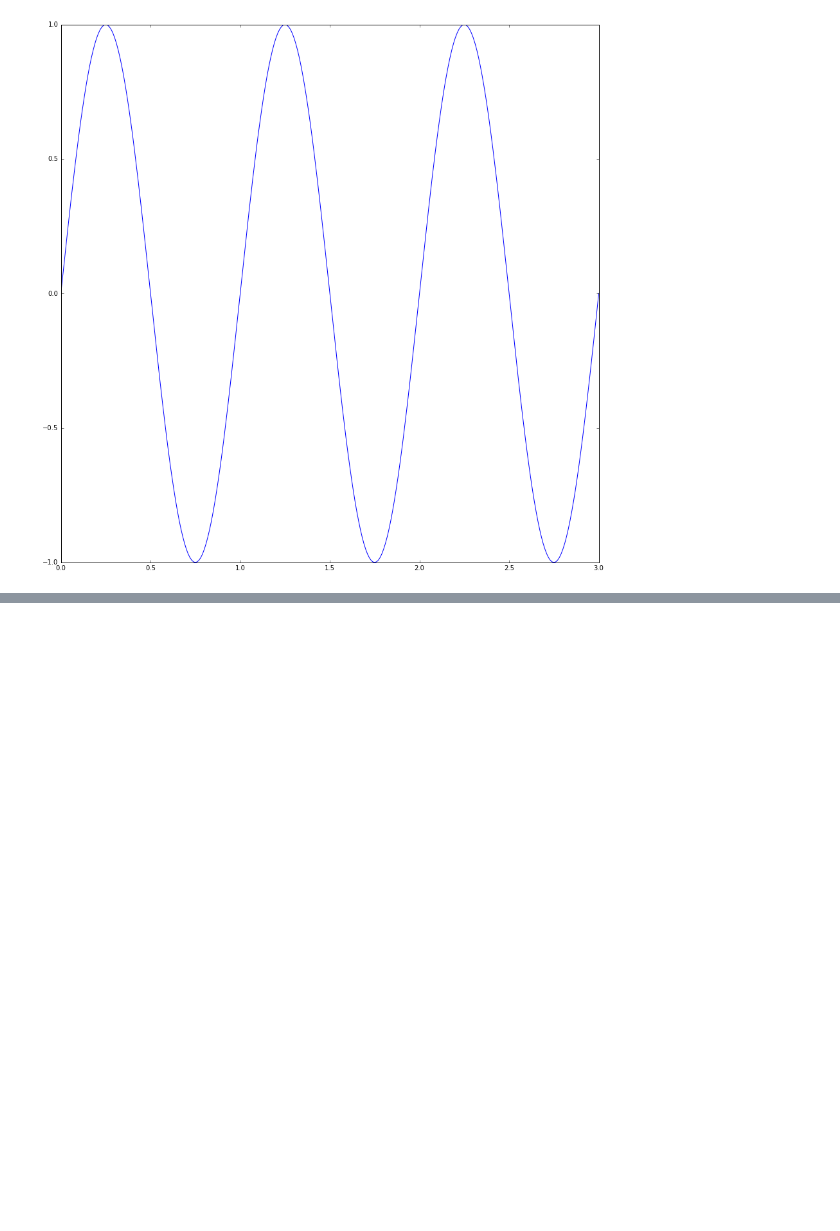
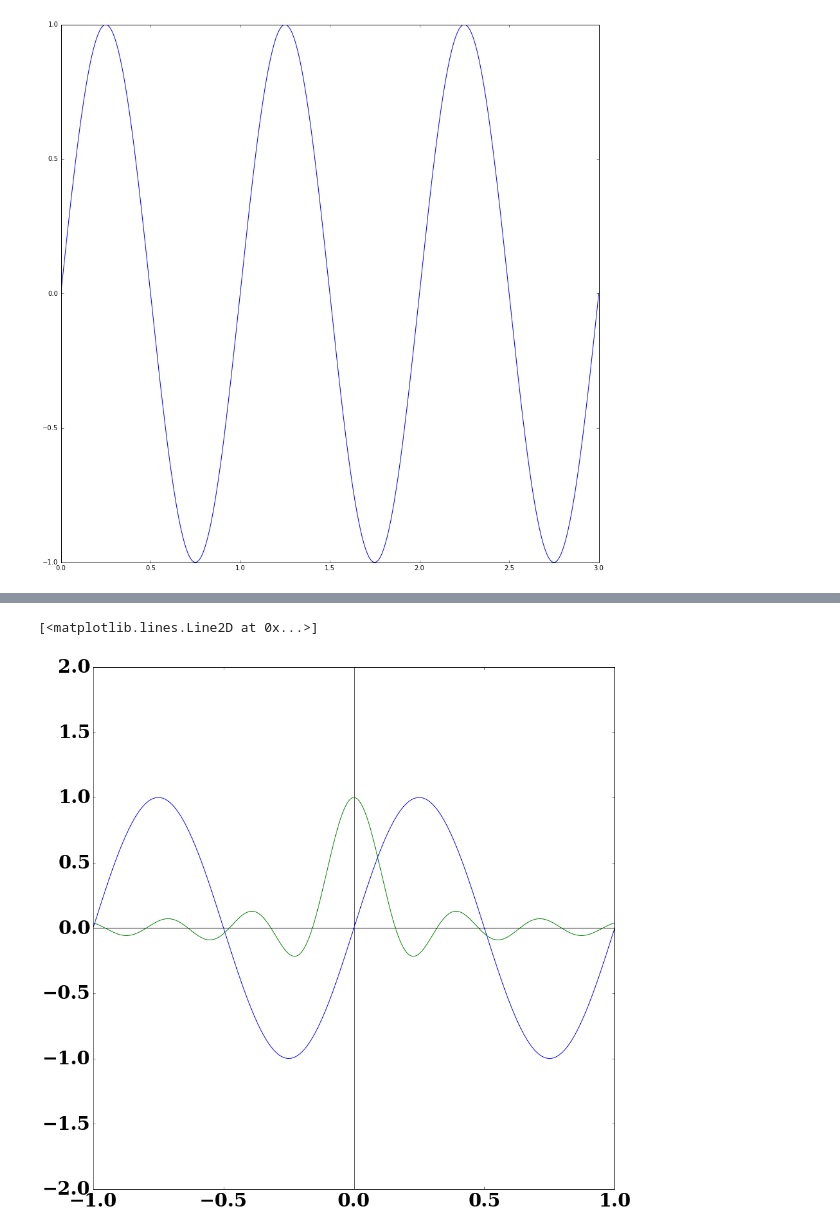
Before and after one commit to my-snippet/etc, a Jupyter notebook: AC-analysis/Fourier-Series/odd-function/square_wave.ipynb, the cells around one changed output, grey strips where cells are left out. Drawn from its saved outputs; the diff is of its cells as text; code cells hidden in the pictures; blank space fills up the shorter version.

```diff
--- a/AC-analysis/Fourier-Series/odd-function/square_wave.ipynb
+++ b/AC-analysis/Fourier-Series/odd-function/square_wave.ipynb
@@ -136,0 +136,11 @@ plt.plot(t, make_square_odd())
+# %%
+set_basic_graph()
+
+
+# Additional graph config
+plt.plot(t, sin(2 * np.pi * t))
+plt.plot(t, sinc(2 * np.pi * t))
+#plt.plot(t, sinc(make_square_odd()))
+# %% [output]
+[<matplotlib.lines.Line2D at 0x...>]
+[figure, added]
```
Also changed, not shown: parts of 7 cells of this notebook.
